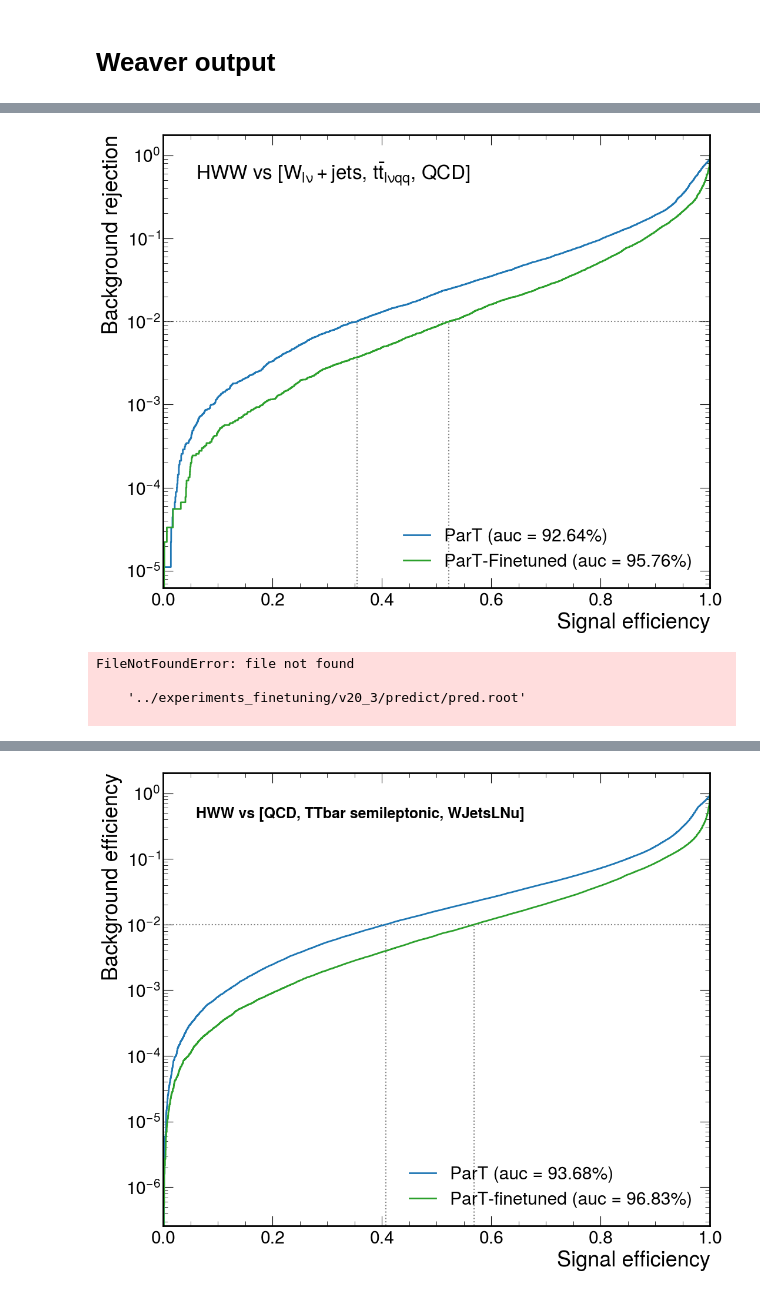
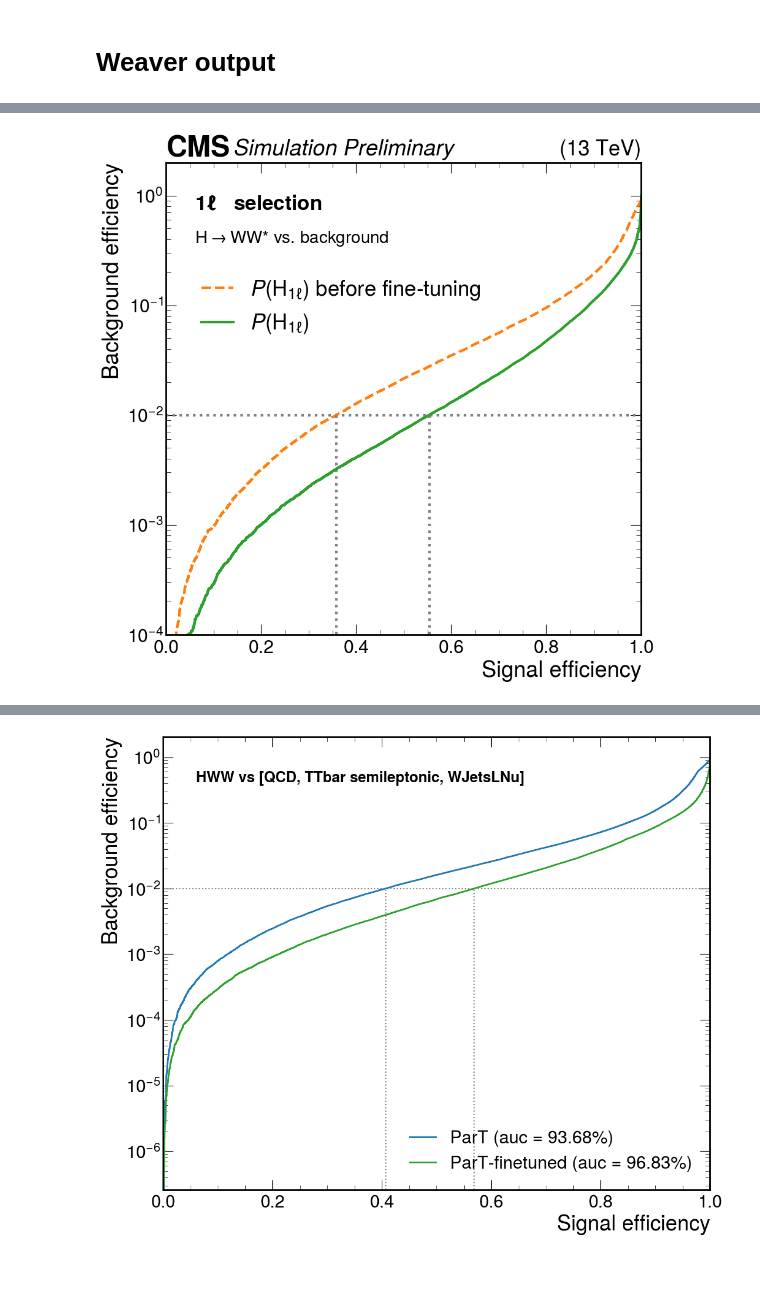
Before and after one commit to farakiko/weaver-core-dev, a Jupyter notebook: notebooks/tagger_finetuning.ipynb, the cells around one changed output, grey strips where cells are left out. Saved outputs shown, nothing was run; the diff lists cells and outputs as text; code cells hidden in the pictures.

Commit message:
update roc curve for CWR

```diff
--- a/notebooks/tagger_finetuning.ipynb
+++ b/notebooks/tagger_finetuning.ipynb
@@ -264,5 +264,5 @@ make_1d_hists(events, tag="ParT", combine_bkg=False, log=False)
 # %%
-events = uproot.open(f"../experiments_finetuning/vr2/predict/pred.root")["Events"]
+events = uproot.open(f"../experiments_finetuning/v35_0/predict/pred.root")["Events"]
 make_1d_hists(events, tag="ParT-Finetuned", combine_bkg=False, log=False)
 make_1d_hists(events, tag="ParT", combine_bkg=False, log=False)
 # %%
@@ -402,13 +433,5 @@ def make_roc(events, bkg="all"):
 # %%
-events = uproot.open(f"../experiments_finetuning/v35_12_9/predict/pred.root")["Events"]
+events = uproot.open(f"../experiments_finetuning/v35_30/predict/pred.root")["Events"]
 make_roc(events, bkg="all")
 # %% [output]
-[figure, old version]
+[figure, new version]
-# %%
-events = uproot.open(f"../experiments_finetuning/v20_3/predict/pred.root")["Events"]
-make_roc(events, bkg="all")
-# %% [output]
-FileNotFoundError: file not found
-
-    '../experiments_finetuning/v20_3/predict/pred.root'
-
```
Also changed, not shown: parts of 9 cells of this notebook.
